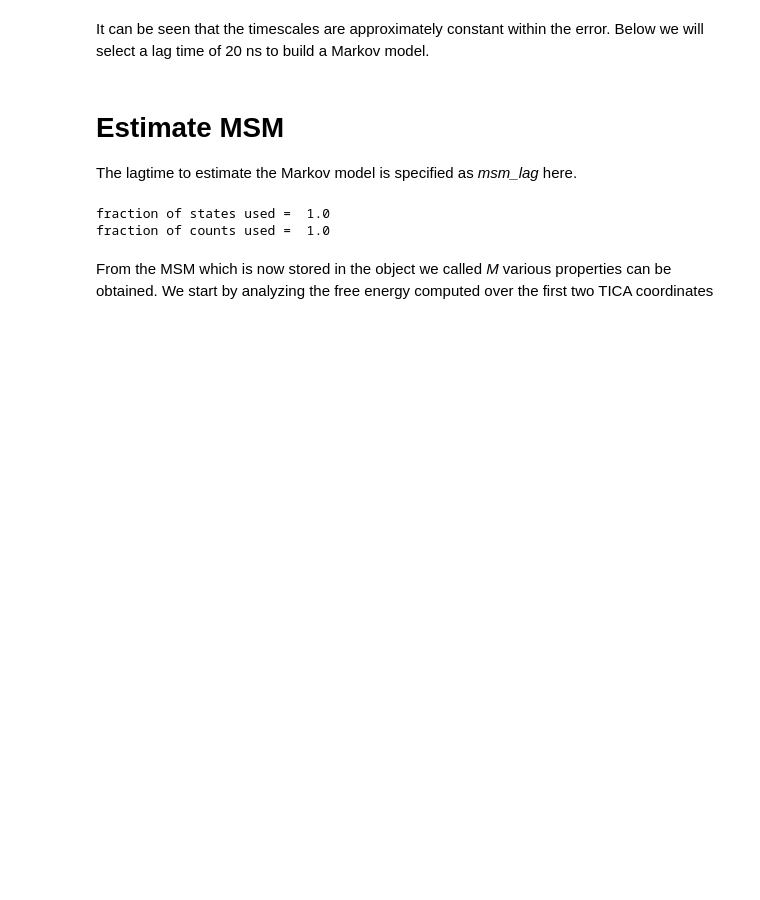
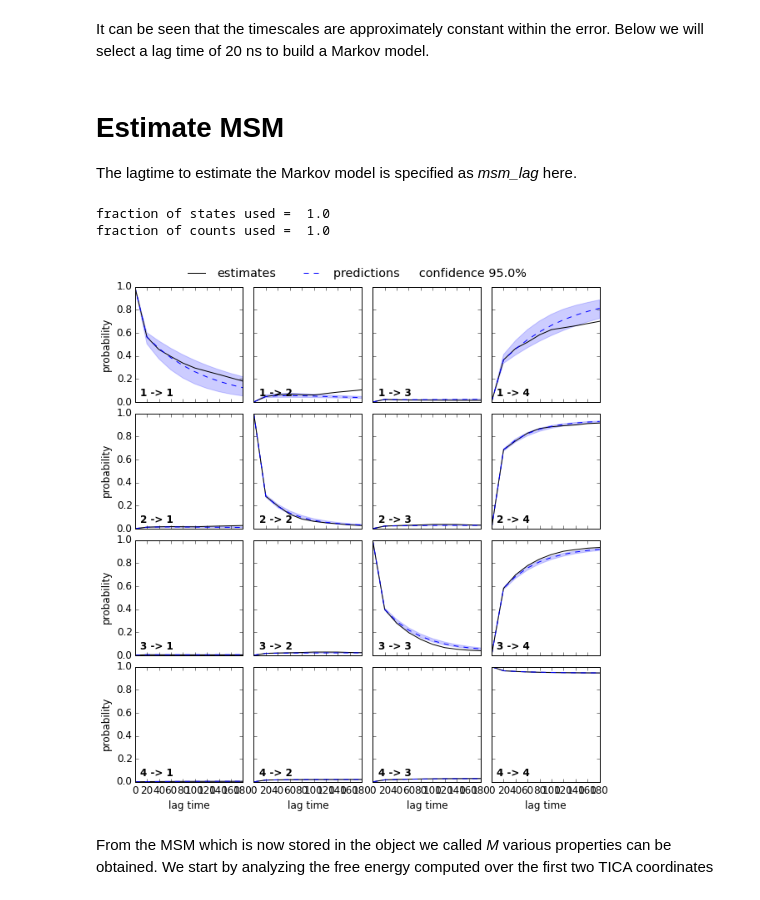
Before and after one commit to markovmodel/PyEMMA_IPython, a Jupyter notebook: md2msm_penta_peptide/md2msm_penta_peptide.ipynb, the cells around one changed output. Cells and saved outputs as stored; diff of their text form; code cells hidden in the pictures; blank space fills up the shorter version.

```diff
--- a/md2msm_penta_peptide/md2msm_penta_peptide.ipynb
+++ b/md2msm_penta_peptide/md2msm_penta_peptide.ipynb
@@ -222,3 +234,8 @@ fraction of counts used =  1.0
+# %%
+mpl.plot_cktest(ck, padding_top=0.05)
+save_figure('cktest.png')
+# %% [output]
+[figure, added]
 # %% [markdown]
 From the MSM which is now stored in the object we called *M* various properties can be obtained. We start by analyzing the free energy computed over the first two TICA coordinates
 # %%
```
Also changed, not shown: parts of 20 cells of this notebook.
